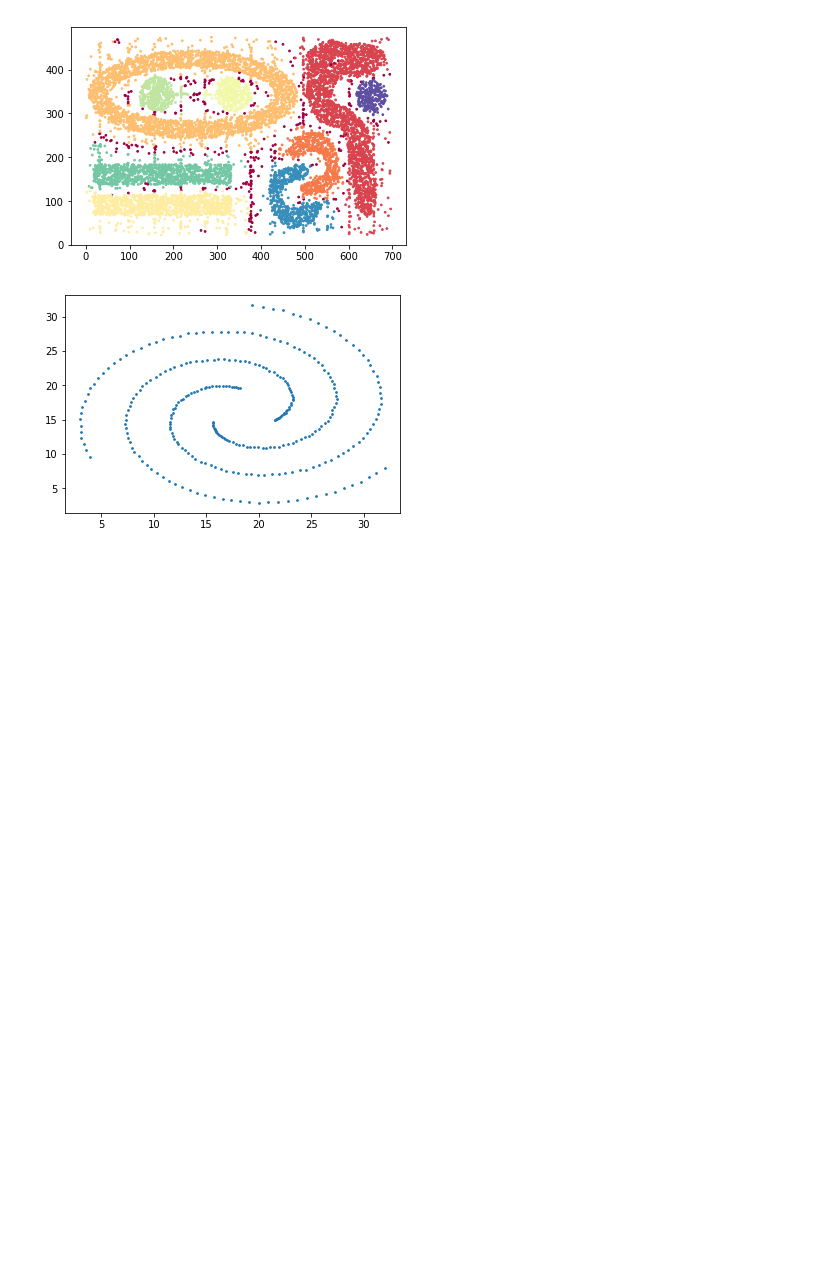
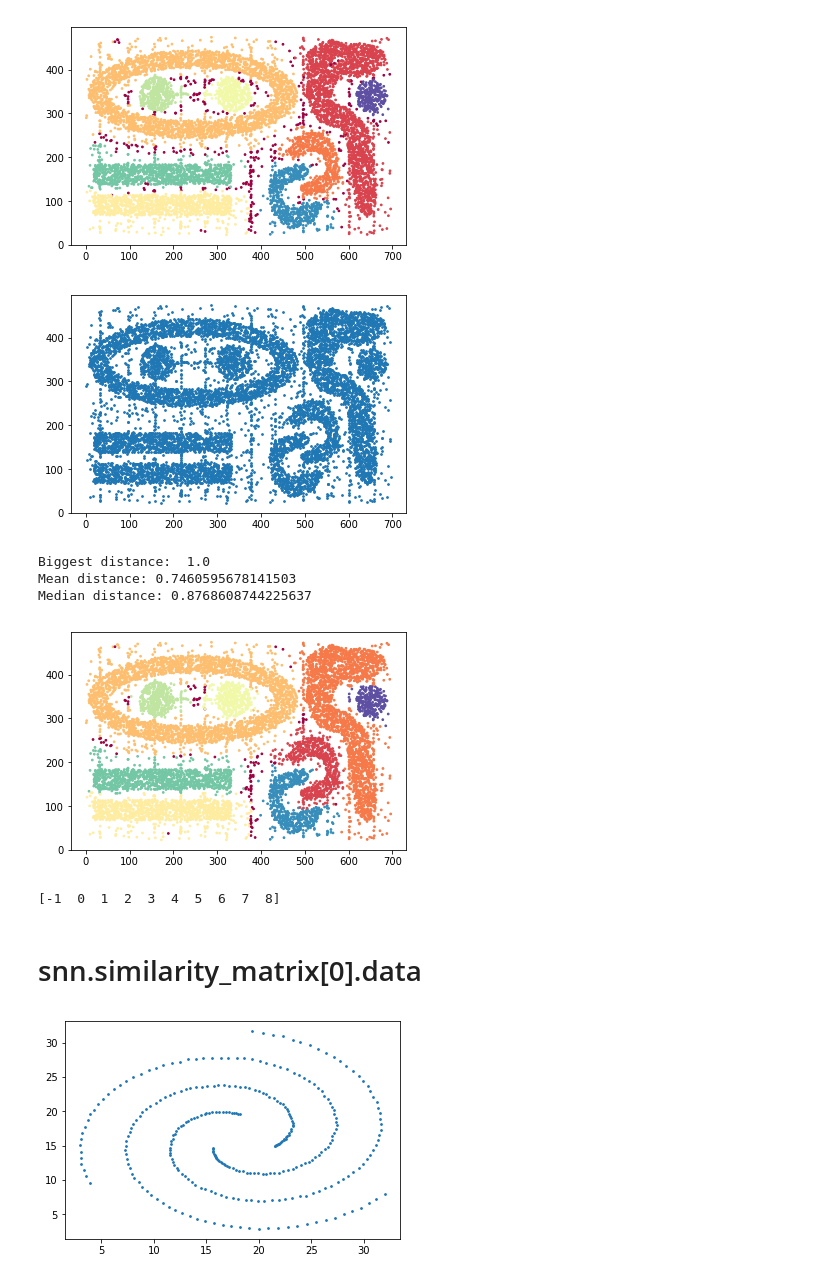
Before and after one commit to felipeangelimvieira/SharedNearestNeighbors, a Jupyter notebook: example.ipynb, the cells around one changed output. Saved outputs shown, nothing was run; the diff lists cells and outputs as text; code cells hidden in the pictures; blank space fills up the shorter version.

```diff
--- a/example.ipynb
+++ b/example.ipynb
@@ -66,6 +84,29 @@ plt.show()
 # %% [output]
 [figure]
 [figure]
+# %%
+X = np.array(list(map(lambda line: [float(line.split(",")[0]),float(line.split(",")[1])],open("datasets/cluto-t7-10k.txt").readlines())))
+
+plt.figure()
+plt.scatter(X[:,0],X[:,1], s = 3)
+plt.show()
+
+snn = SNN(n_neighbors = 100,eps = 0.55, min_samples = 55, weighted = True)
+y_pred = snn.fit_predict(X)
+plt.figure()
+plt.scatter(X[:,0],X[:,1], s = 3, c = y_pred, cmap = "Spectral")
+plt.savefig("t7-10k.png")
+plt.show()
+print(np.unique(y_pred))
+# %% [output]
+[figure, added]
+Biggest distance:  1.0
+Mean distance: 0.7460595678141503
+Median distance: 0.8768608744225637
+[figure, added]
+[-1  0  1  2  3  4  5  6  7  8]
+# %% [markdown]
+# snn.similarity_matrix[0].data
 # %%
 X = np.array(list(map(lambda line: [float(line.split(",")[0]),float(line.split(",")[1])],open("datasets/3-spiral.txt").readlines())))
 
```
Also changed, not shown: parts of 6 cells of this notebook, 4 other files.
